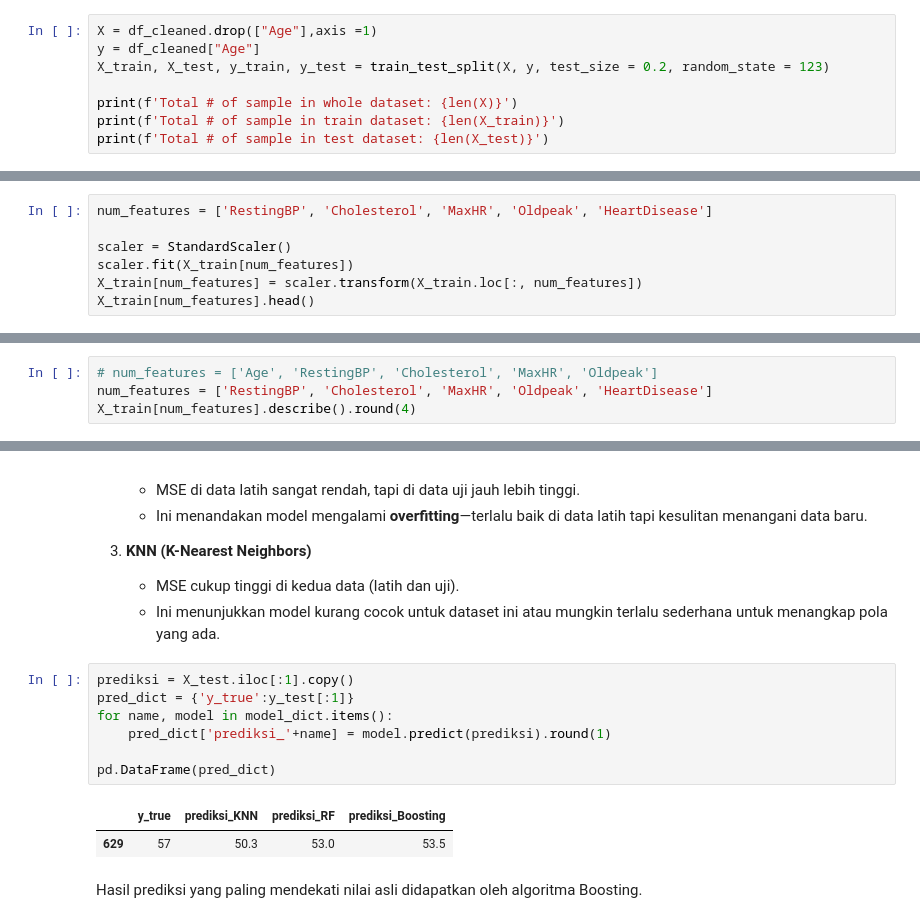
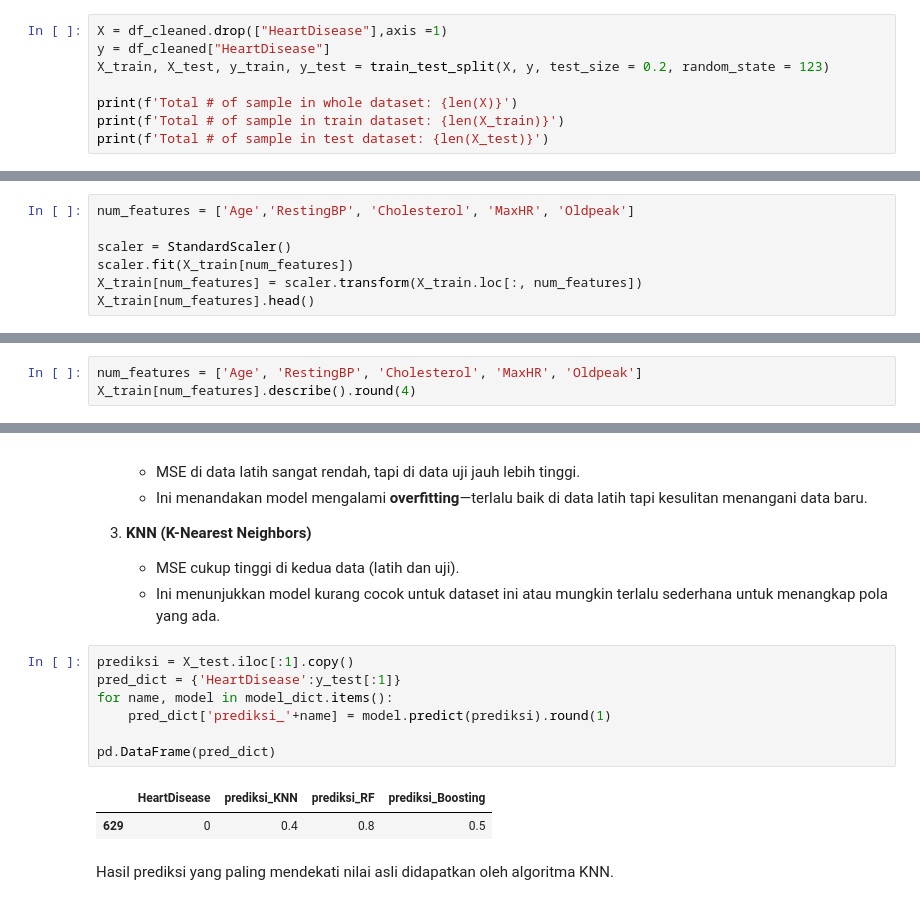
Before and after one commit to aflah201/Submission_MLT_Predictive_Analytics_Heart, a Jupyter notebook: Submission_Predictive_Analytics_Heart.ipynb, the cells around one changed output, grey strips where cells are left out. Saved outputs shown, nothing was run; the diff lists cells and outputs as text.

```diff
--- a/Submission_Predictive_Analytics_Heart.ipynb
+++ b/Submission_Predictive_Analytics_Heart.ipynb
@@ -540,8 +554,8 @@ memory usage: 113.5 KB
 # %% [markdown]
 * Split dataset menjadi data train dan data test sebelum transformasi (supaya transformasi diterapkan hanya pada data latih)
 # %%
-X = df_cleaned.drop(["Age"],axis =1)
-y = df_cleaned["Age"]
+X = df_cleaned.drop(["HeartDisease"],axis =1)
+y = df_cleaned["HeartDisease"]
 X_train, X_test, y_train, y_test = train_test_split(X, y, test_size = 0.2, random_state = 123)
 
 print(f'Total # of sample in whole dataset: {len(X)}')
@@ -556,7 +570,7 @@ Total # of sample in test dataset: 139
 # %% [markdown]
 * Standarisasi fitur dengan cara mengurangi setiap nilai pada kumpulan data dengan nilai rata-rata, kemudian dibagi dengan deviasi standar. Standarisasi ditujukan supaya data tidak memiliki penyimpangan nilai yang besar.
 # %%
-num_features = ['RestingBP', 'Cholesterol', 'MaxHR', 'Oldpeak', 'HeartDisease']
+num_features = ['Age','RestingBP', 'Cholesterol', 'MaxHR', 'Oldpeak']
 
 scaler = StandardScaler()
 scaler.fit(X_train[num_features])
@@ -572,5 +586,4 @@ X_train[num_features].head()
 # %%
-# num_features = ['Age', 'RestingBP', 'Cholesterol', 'MaxHR', 'Oldpeak']
-num_features = ['RestingBP', 'Cholesterol', 'MaxHR', 'Oldpeak', 'HeartDisease']
+num_features = ['Age', 'RestingBP', 'Cholesterol', 'MaxHR', 'Oldpeak']
 X_train[num_features].describe().round(4)
 # %% [output]
@@ -659,13 +678,13 @@ Berikut penjelasan untuk setiap model:
    - Ini menunjukkan model kurang cocok untuk dataset ini atau mungkin terlalu sederhana untuk menangkap pola yang ada.
 # %%
 prediksi = X_test.iloc[:1].copy()
-pred_dict = {'y_true':y_test[:1]}
+pred_dict = {'HeartDisease':y_test[:1]}
 for name, model in model_dict.items():
     pred_dict['prediksi_'+name] = model.predict(prediksi).round(1)
 
 pd.DataFrame(pred_dict)
 # %% [output]
-|  | y_true | prediksi_KNN | prediksi_RF | prediksi_Boosting |
-| 629 | 57 | 50.3 | 53.0 | 53.5 |
+|  | HeartDisease | prediksi_KNN | prediksi_RF | prediksi_Boosting |
+| 629 | 0 | 0.4 | 0.8 | 0.5 |
 # %% [markdown]
-Hasil prediksi yang paling mendekati nilai asli didapatkan oleh algoritma Boosting.
+Hasil prediksi yang paling mendekati nilai asli didapatkan oleh algoritma KNN.
```
Also changed, not shown: parts of 16 cells of this notebook, 2 other files.
